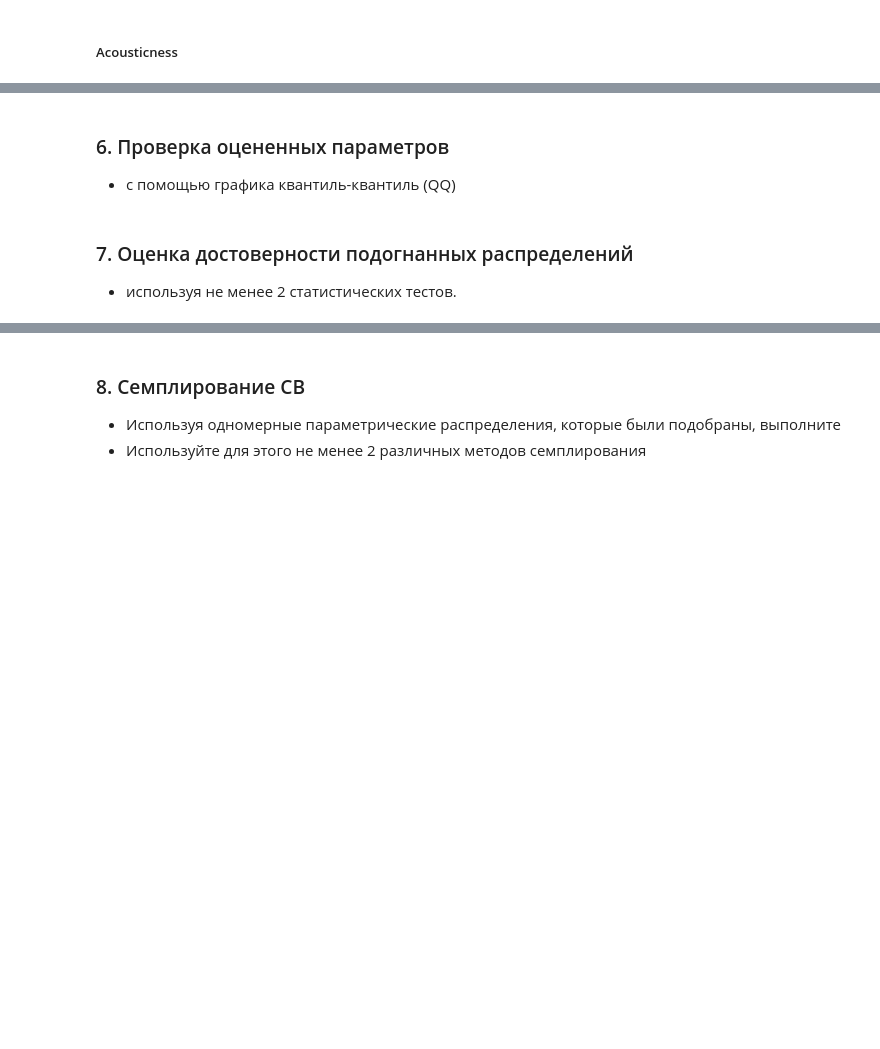
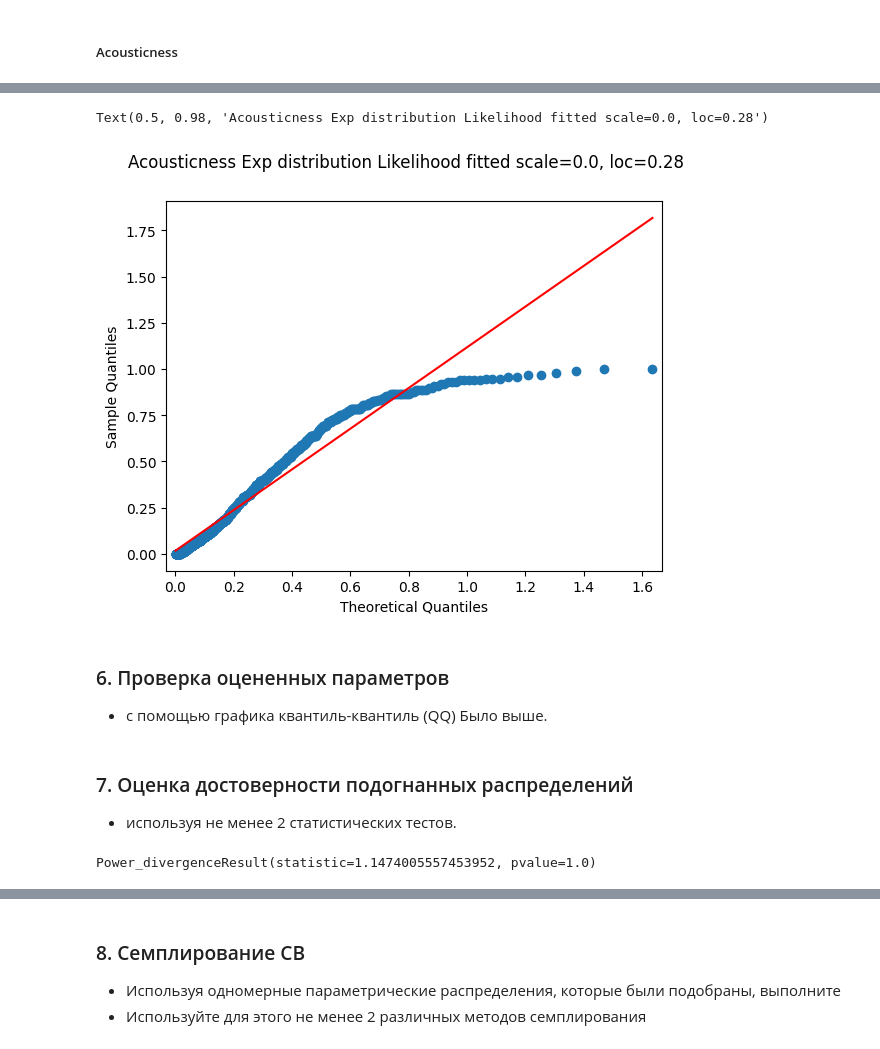
Before and after one commit to SergeyPishchulov/MOMO, a Jupyter notebook: lab3/лаба3.ipynb, the cells around one changed output, grey strips where cells are left out. Drawn from its saved outputs; the diff is of its cells as text; code cells hidden in the pictures; blank space fills up the shorter version.

```diff
--- a/lab3/лаба3.ipynb
+++ b/lab3/лаба3.ipynb
@@ -451,3 +451,12 @@ ax.legend()
+# %%
+fig = sm.qqplot(acousticness_scaled, sts.expon, loc=loc_ols, scale=scale_ols, line='r')
+fig.suptitle(f"Acousticness Exp distribution Likelihood fitted scale={np.round(scale_lh, 2)}, loc={np.round(loc_lh, 2)}")
+# fig = sm.qqplot(acousticness_scaled, beta(a=a_ols, b=b_ols))
+# fig.suptitle(f"Acousticness Exp distribution OLS fitted scale={np.round(scale_ols, 2)}, loc={np.round(loc_ols, 2)}")
+# %% [output]
+Text(0.5, 0.98, 'Acousticness Exp distribution Likelihood fitted scale=0.0, loc=0.28')
+[figure, added]
 # %% [markdown]
 ### 6. Проверка оцененных параметров
 - с помощью графика квантиль-квантиль (QQ)
+Было выше.
@@ -461,3 +467,10 @@ ax.legend()
 # Calculation of the Kolmogorov-Smirnov test and chi-square
 #ks = scipy.stats.kstest(danceability, 'lognorm', params, N=100)
 #print(ks)
+# %%
+from scipy.stats import chisquare, ks_2samp
+
+chisquare(f_obs=(in_spotify_playlists_hist/in_spotify_playlists_hist.sum()),
+           f_exp=(in_sptf_pl_lklh_freqs/in_sptf_pl_lklh_freqs.sum()))
+# %% [output]
+Power_divergenceResult(statistic=1.1474005557453952, pvalue=1.0)
```
Also changed, not shown: parts of 12 cells of this notebook.
